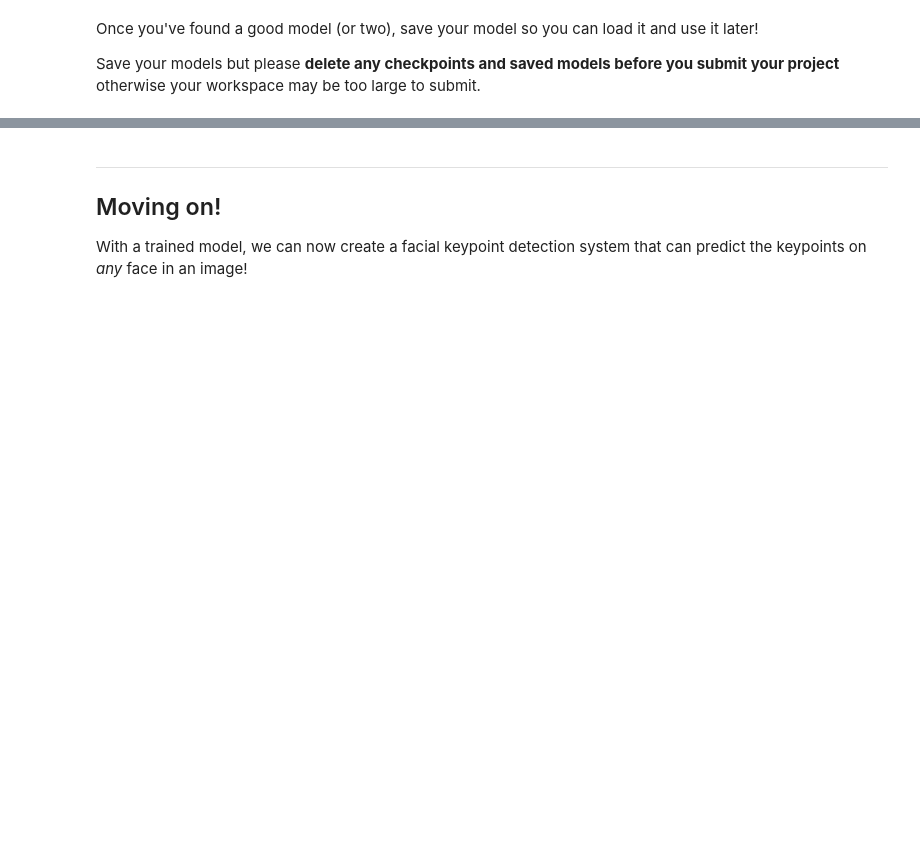
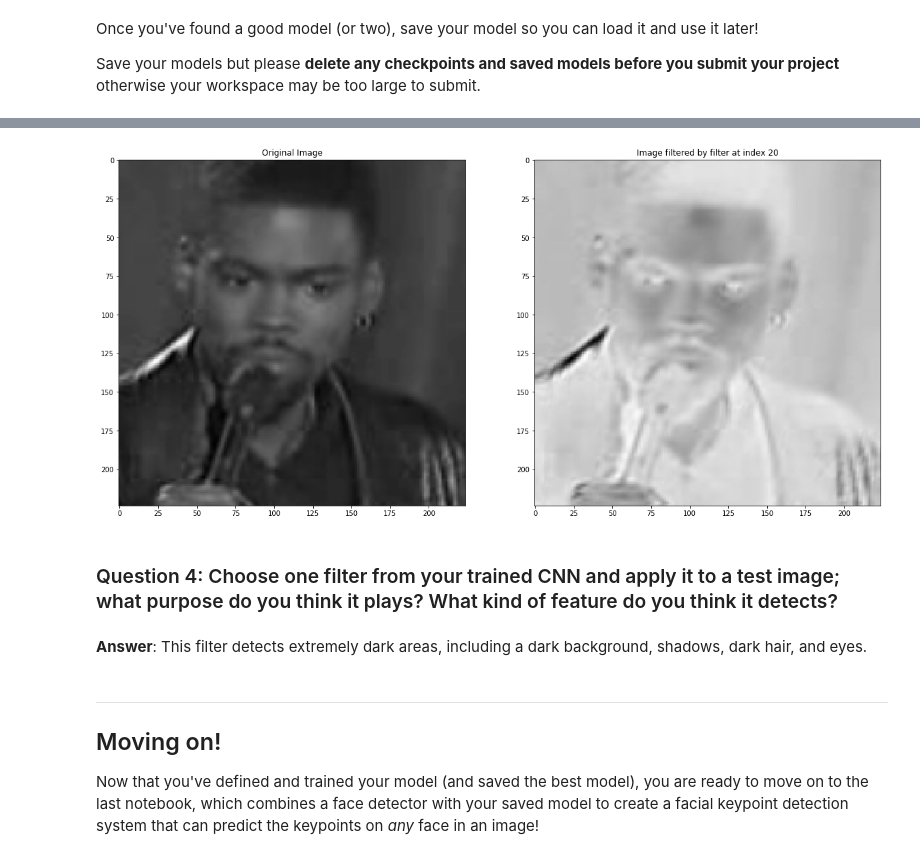
Before and after one commit to louisneira/KeyPointDetection, a Jupyter notebook: network_definition.ipynb, the cells around one changed output, grey strips where cells are left out. Cells and saved outputs as stored; diff of their text form; code cells hidden in the pictures; blank space fills up the shorter version.

Commit message:
Added updated results to notebook

```diff
--- a/network_definition.ipynb
+++ b/network_definition.ipynb
@@ -449,5 +536,36 @@ torch.save(net.state_dict(), model_dir+model_name)
+# %%
+##TODO: load in and display any image from the transformed test dataset
+
+## TODO: Using cv's filter2D function,
+## apply a specific set of filter weights (like the one displayed above) to the test image
+weights2 = net.conv2.weight.data
+
+w2 = weights2.numpy()
+
+filter_index = 2
+
+im = test_images[i].data   # get the image from it's Variable wrapper
+im = im.numpy()   # convert to numpy array from a Tensor
+im = np.transpose(im, (1, 2, 0))   # transpose to go from torch to numpy image
+im = np.squeeze(im)
+
+filtered = cv2.filter2D(im, -1, w2[0][20])
+
+f, (ax1, ax2) = plt.subplots(1, 2, figsize=(20,10))
+
+ax1.set_title('Original Image')
+ax1.imshow(im, cmap='gray')
+
+ax2.set_title('Image filtered by filter at index 20')
+ax2.imshow(filtered, cmap='gray');
+# %% [output]
+[figure, added]
+# %% [markdown]
+### Question 4: Choose one filter from your trained CNN and apply it to a test image; what purpose do you think it plays? What kind of feature do you think it detects?
+# %% [markdown]
+**Answer**: This filter detects extremely dark areas, including a dark background, shadows, dark hair, and eyes.
 # %% [markdown]
 ---
 ## Moving on!
 
-With a trained model, we can now create a facial keypoint detection system that can predict the keypoints on *any* face in an image!
+Now that you've defined and trained your model (and saved the best model), you are ready to move on to the last notebook, which combines a face detector with your saved model to create a facial keypoint detection system that can predict the keypoints on *any* face in an image!
```
Also changed, not shown: parts of 24 cells of this notebook.
